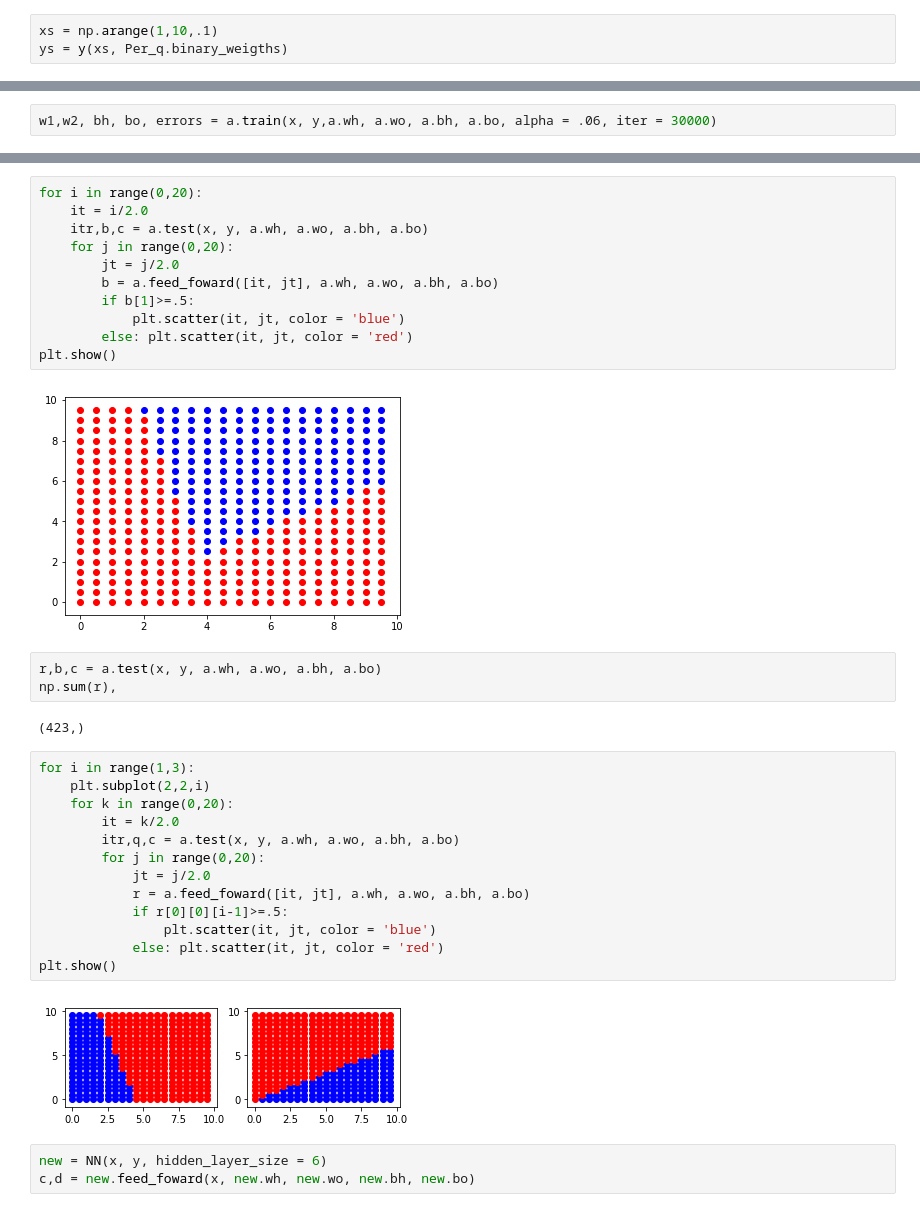
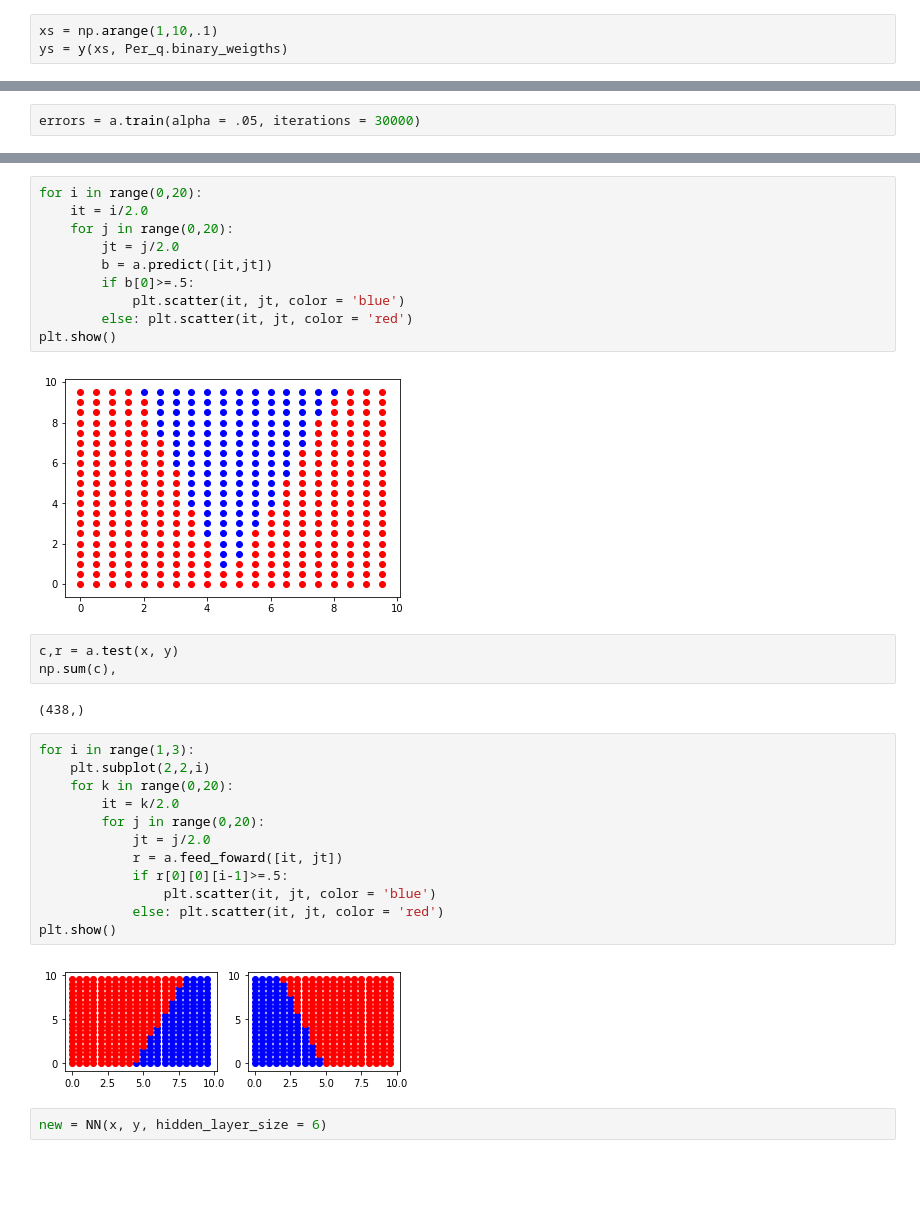
Before and after one commit to wheresthefood/MNIST-Classification, a Jupyter notebook: Playing_with_Hidden_Layers.ipynb, the cells around one changed output, grey strips where cells are left out. Saved outputs shown, nothing was run; the diff lists cells and outputs as text; blank space fills up the shorter version.

```diff
--- a/Playing_with_Hidden_Layers.ipynb
+++ b/Playing_with_Hidden_Layers.ipynb
@@ -81,2 +80,0 @@ c,d = a.feed_foward(x, a.wh, a.wo, a.bh, a.bo)
-# %%
-w1,w2, bh, bo, errors = a.train(x, y,a.wh, a.wo, a.bh, a.bo, alpha = .06, iter = 30000)
@@ -100,0 +81,2 @@ w1,w2, bh, bo, errors = a.train(x, y,a.wh, a.wo, a.bh, a.bo, alpha = .06, iter =
+# %%
+errors = a.train(alpha = .05, iterations = 30000)
@@ -101,36 +101,33 @@ w1,w2, bh, bo, errors = a.train(x, y,a.wh, a.wo, a.bh, a.bo, alpha = .06, iter =
 # %%
 for i in range(0,20):
     it = i/2.0
-    itr,b,c = a.test(x, y, a.wh, a.wo, a.bh, a.bo)
     for j in range(0,20):
         jt = j/2.0
-        b = a.feed_foward([it, jt], a.wh, a.wo, a.bh, a.bo)
-        if b[1]>=.5:
+        b = a.predict([it,jt])
+        if b[0]>=.5:
             plt.scatter(it, jt, color = 'blue')
         else: plt.scatter(it, jt, color = 'red')
 plt.show()
 # %% [output]
-[figure, old version]
+[figure, new version]
-# %%
-r,b,c = a.test(x, y, a.wh, a.wo, a.bh, a.bo)
-np.sum(r),
-# %% [output]
-(423,)
+# %%
+c,r = a.test(x, y)
+np.sum(c),
+# %% [output]
+(438,)
 # %%
 for i in range(1,3):
     plt.subplot(2,2,i)
     for k in range(0,20):
         it = k/2.0
-        itr,q,c = a.test(x, y, a.wh, a.wo, a.bh, a.bo)
         for j in range(0,20):
             jt = j/2.0
-            r = a.feed_foward([it, jt], a.wh, a.wo, a.bh, a.bo)
+            r = a.feed_foward([it, jt])
             if r[0][0][i-1]>=.5:
                 plt.scatter(it, jt, color = 'blue')
             else: plt.scatter(it, jt, color = 'red')
 plt.show()
 # %% [output]
-[figure, old version]
+[figure, new version]
 # %%
 new = NN(x, y, hidden_layer_size = 6)
-c,d = new.feed_foward(x, new.wh, new.wo, new.bh, new.bo)
```
Also changed, not shown: parts of 13 cells of this notebook, 4 other files.
